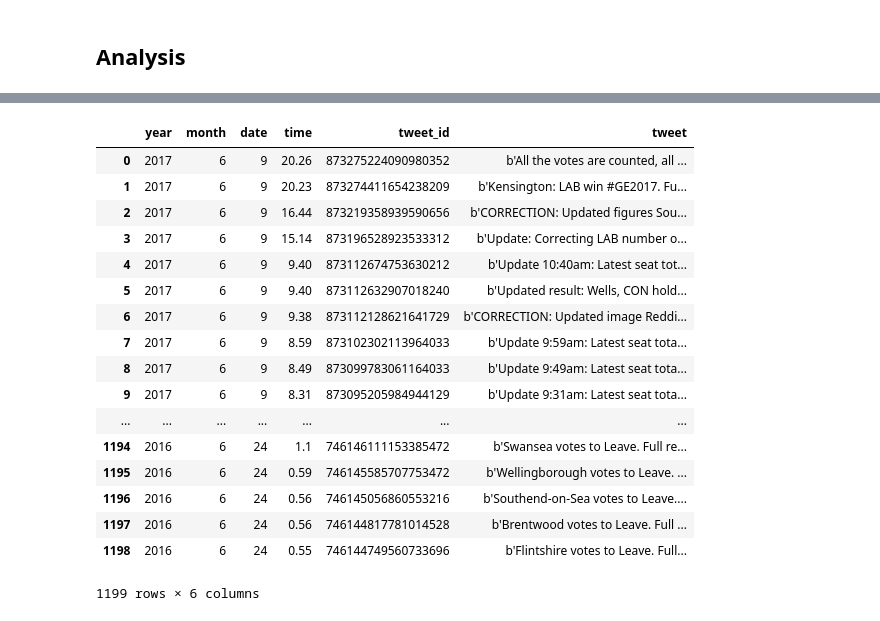
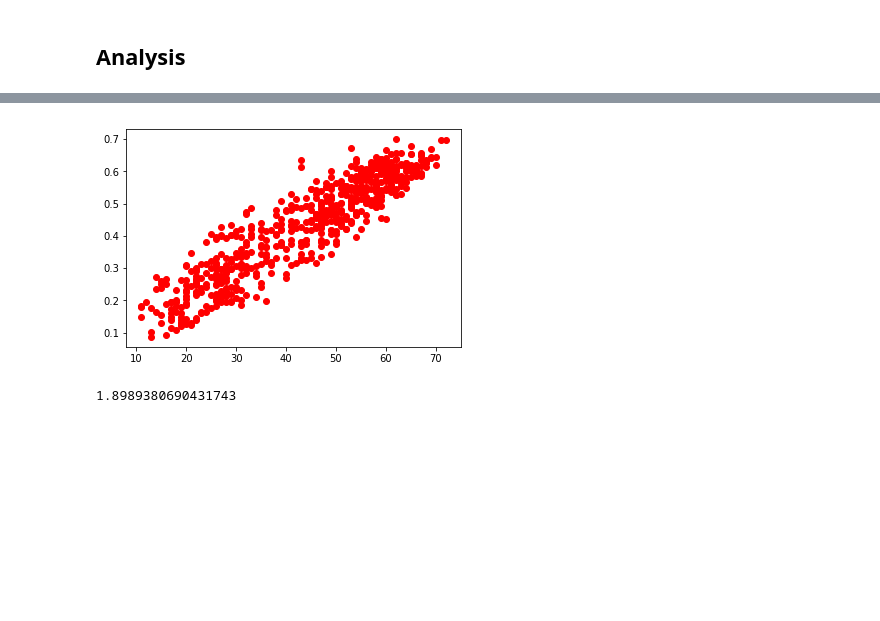
Before and after one commit to alexhuang1117/Data-Science-Portfolio, a Jupyter notebook: FX_Analysis_during_UK_Election/main.ipynb, the cells around one changed output, grey strips where cells are left out. Drawn from its saved outputs; the diff is of its cells as text; code cells hidden in the pictures; blank space fills up the shorter version.

```diff
--- a/FX_Analysis_during_UK_Election/main.ipynb
+++ b/FX_Analysis_during_UK_Election/main.ipynb
@@ -299,21 +334,0 @@ plt.show()
-# %%
-tweets
-# %% [output]
-|  | year | month | date | time | tweet_id | tweet |
-| 0 | 2017 | 6 | 9 | 20.26 | 873275224090980352 | b'All the votes are counted, all ... |
-| 1 | 2017 | 6 | 9 | 20.23 | 873274411654238209 | b'Kensington: LAB win #GE2017. Fu... |
-| 2 | 2017 | 6 | 9 | 16.44 | 873219358939590656 | b'CORRECTION: Updated figures Sou... |
-| 3 | 2017 | 6 | 9 | 15.14 | 873196528923533312 | b'Update: Correcting LAB number o... |
-| 4 | 2017 | 6 | 9 | 9.40 | 873112674753630212 | b'Update 10:40am: Latest seat tot... |
-| 5 | 2017 | 6 | 9 | 9.40 | 873112632907018240 | b'Updated result: Wells, CON hold... |
-| 6 | 2017 | 6 | 9 | 9.38 | 873112128621641729 | b'CORRECTION: Updated image Reddi... |
-| 7 | 2017 | 6 | 9 | 8.59 | 873102302113964033 | b'Update 9:59am: Latest seat tota... |
-| 8 | 2017 | 6 | 9 | 8.49 | 873099783061164033 | b'Update 9:49am: Latest seat tota... |
-| 9 | 2017 | 6 | 9 | 8.31 | 873095205984944129 | b'Update 9:31am: Latest seat tota... |
-| ... | ... | ... | ... | ... | ... | ... |
-| 1194 | 2016 | 6 | 24 | 1.1 | 746146111153385472 | b'Swansea votes to Leave. Full re... |
-| 1195 | 2016 | 6 | 24 | 0.59 | 746145585707753472 | b'Wellingborough votes to Leave. ... |
-| 1196 | 2016 | 6 | 24 | 0.56 | 746145056860553216 | b'Southend-on-Sea votes to Leave.... |
-| 1197 | 2016 | 6 | 24 | 0.56 | 746144817781014528 | b'Brentwood votes to Leave. Full ... |
-| 1198 | 2016 | 6 | 24 | 0.55 | 746144749560733696 | b'Flintshire votes to Leave. Full... |
-1199 rows × 6 columns
@@ -321,0 +335,9 @@ plt.plot()
+# %%
+plt.plot(full_table['Con_poll'],full_table['Con[b]'],'ro')
+plt.show()
+# %% [output]
+[figure, added]
+# %%
+sm.stats.stattools.durbin_watson(model_con.resid)
+# %% [output]
+1.8989380690431743
```
Also changed, not shown: parts of 10 cells of this notebook, 14 other files.
